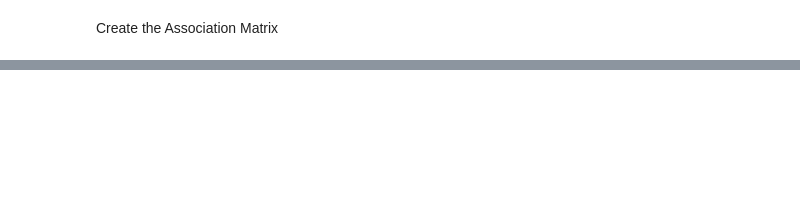
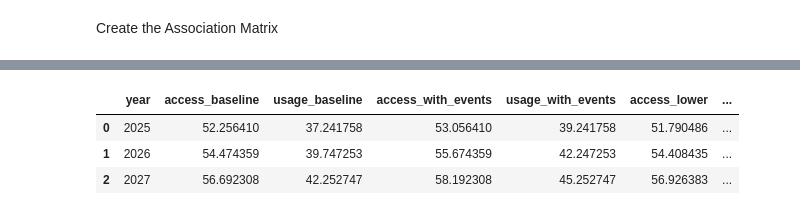
Before and after one commit to zenawitkmariam/ethiopia-fi-forcast, a Jupyter notebook: notebooks/DataExploration.ipynb, the cells around one changed output, grey strips where cells are left out. Cells and saved outputs as stored; diff of their text form; code cells hidden in the pictures; blank space fills up the shorter version.

```diff
--- a/notebooks/DataExploration.ipynb
+++ b/notebooks/DataExploration.ipynb
@@ -650,0 +659,2 @@ display(association_matrix)
+# %%
+X = df_targets[["year"]]
@@ -650,0 +690,27 @@ display(association_matrix)
+# %%
+event_effects = {
+    "access": {
+        2025: 0.8,
+        2026: 1.2,
+        2027: 1.5
+    },
+    "usage": {
+        2025: 2.0,
+        2026: 2.5,
+        2027: 3.0
+    }
+}
+# %%
+event_forecast = baseline_forecast.copy()
+
+event_forecast["access_with_events"] = (
+    event_forecast["access_baseline"] +
+    event_forecast["year"].map(event_effects["access"])
+)
+
+event_forecast["usage_with_events"] = (
+    event_forecast["usage_baseline"] +
+    event_forecast["year"].map(event_effects["usage"])
+)
+
+event_forecast
@@ -650,0 +753,21 @@ display(association_matrix)
+# %%
+access_resid_std = np.std(
+    y_access - model_access.predict(X)
+)
+
+usage_resid_std = np.std(
+    y_usage - model_usage.predict(X)
+)
+# %%
+event_forecast["access_lower"] = event_forecast["access_with_events"] - access_resid_std
+event_forecast["access_upper"] = event_forecast["access_with_events"] + access_resid_std
+
+event_forecast["usage_lower"] = event_forecast["usage_with_events"] - usage_resid_std
+event_forecast["usage_upper"] = event_forecast["usage_with_events"] + usage_resid_std
+
+event_forecast
+# %% [output]
+|  | year | access_baseline | usage_baseline | access_with_events | usage_with_events | access_lower | ... |
+| 0 | 2025 | 52.256410 | 37.241758 | 53.056410 | 39.241758 | 51.790486 | ... |
+| 1 | 2026 | 54.474359 | 39.747253 | 55.674359 | 42.247253 | 54.408435 | ... |
+| 2 | 2027 | 56.692308 | 42.252747 | 58.192308 | 45.252747 | 56.926383 | ... |
```
Also changed, not shown: parts of 8 cells of this notebook.
